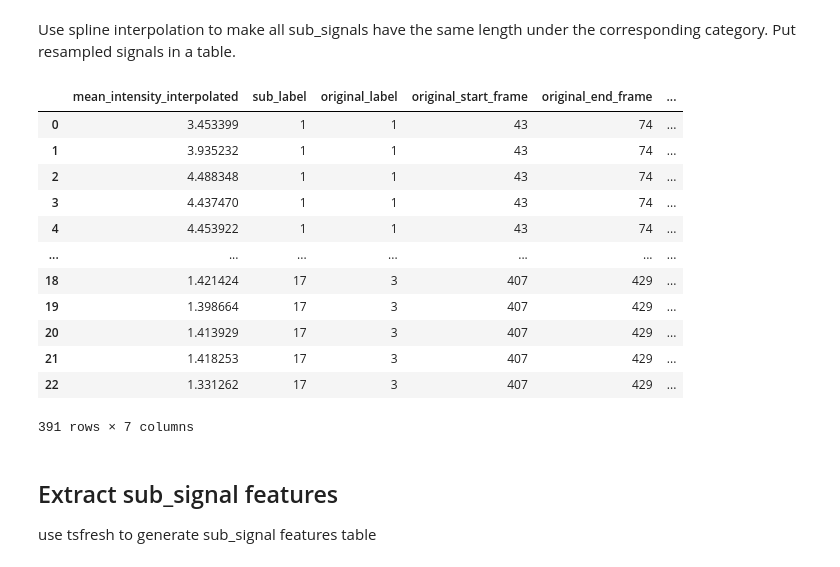
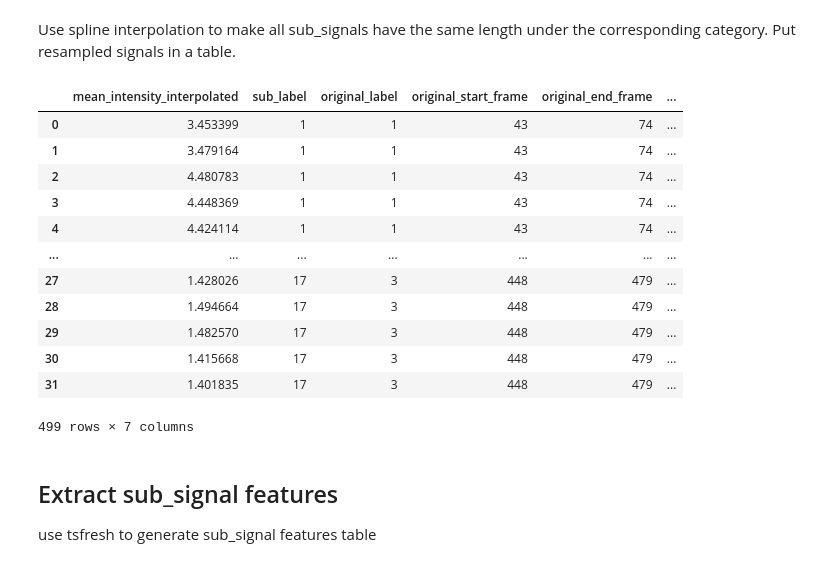
Before and after one commit to zoccoler/napari-signal-classifier, a Jupyter notebook: notebooks/WIP_sub_signal_classification_step_by_step.ipynb, the cells around one changed output. Saved outputs shown, nothing was run; the diff lists cells and outputs as text; code cells hidden in the pictures.

Commit message:
Signal detection working

```diff
--- a/notebooks/WIP_sub_signal_classification_step_by_step.ipynb
+++ b/notebooks/WIP_sub_signal_classification_step_by_step.ipynb
@@ -455,30 +455,30 @@ def interpolate_samples(signal, n_samples):
 # %%
 df_resampled = pd.DataFrame([])
 for i, sub_signal in enumerate(sub_signal_collection.sub_signals):
-    sub_table = pd.DataFrame(interpolate_samples(sub_signal.data, sub_signal_collection.max_length_per_category[sub_sig.category]), columns=['mean_intensity_interpolated'])
+    sub_table = pd.DataFrame(interpolate_samples(sub_signal.data, sub_signal_collection.max_length_per_category[sub_signal.category]), columns=['mean_intensity_interpolated'])
     sub_table['sub_label'] = i + 1
     sub_table['original_label'] = sub_signal.label
     sub_table['original_start_frame'] = sub_signal.start_frame
     sub_table['original_end_frame'] = sub_signal.end_frame
-    sub_table['frame_resampled'] = np.linspace(sub_signal.start_frame, sub_signal.end_frame, sub_signal_collection.max_length_per_category[sub_sig.category])
+    sub_table['frame_resampled'] = np.linspace(sub_signal.start_frame, sub_signal.end_frame, sub_signal_collection.max_length_per_category[sub_signal.category])
     sub_table['category'] = sub_signal.category
 
     df_resampled = pd.concat([df_resampled, sub_table], axis=0)
 df_resampled
 # %% [output]
 |  | mean_intensity_interpolated | sub_label | original_label | original_start_frame | original_end_frame | ... |
 | 0 | 3.453399 | 1 | 1 | 43 | 74 | ... |
-| 1 | 3.935232 | 1 | 1 | 43 | 74 | ... |
-| 2 | 4.488348 | 1 | 1 | 43 | 74 | ... |
-| 3 | 4.437470 | 1 | 1 | 43 | 74 | ... |
-| 4 | 4.453922 | 1 | 1 | 43 | 74 | ... |
+| 1 | 3.479164 | 1 | 1 | 43 | 74 | ... |
+| 2 | 4.480783 | 1 | 1 | 43 | 74 | ... |
+| 3 | 4.448369 | 1 | 1 | 43 | 74 | ... |
+| 4 | 4.424114 | 1 | 1 | 43 | 74 | ... |
 | ... | ... | ... | ... | ... | ... | ... |
-| 18 | 1.421424 | 17 | 3 | 407 | 429 | ... |
-| 19 | 1.398664 | 17 | 3 | 407 | 429 | ... |
-| 20 | 1.413929 | 17 | 3 | 407 | 429 | ... |
-| 21 | 1.418253 | 17 | 3 | 407 | 429 | ... |
-| 22 | 1.331262 | 17 | 3 | 407 | 429 | ... |
+| 27 | 1.428026 | 17 | 3 | 448 | 479 | ... |
+| 28 | 1.494664 | 17 | 3 | 448 | 479 | ... |
+| 29 | 1.482570 | 17 | 3 | 448 | 479 | ... |
+| 30 | 1.415668 | 17 | 3 | 448 | 479 | ... |
+| 31 | 1.401835 | 17 | 3 | 448 | 479 | ... |
-391 rows × 7 columns
+499 rows × 7 columns
 # %% [markdown]
 ## Extract sub_signal features
 
```
Also changed, not shown: parts of 15 cells of this notebook.
